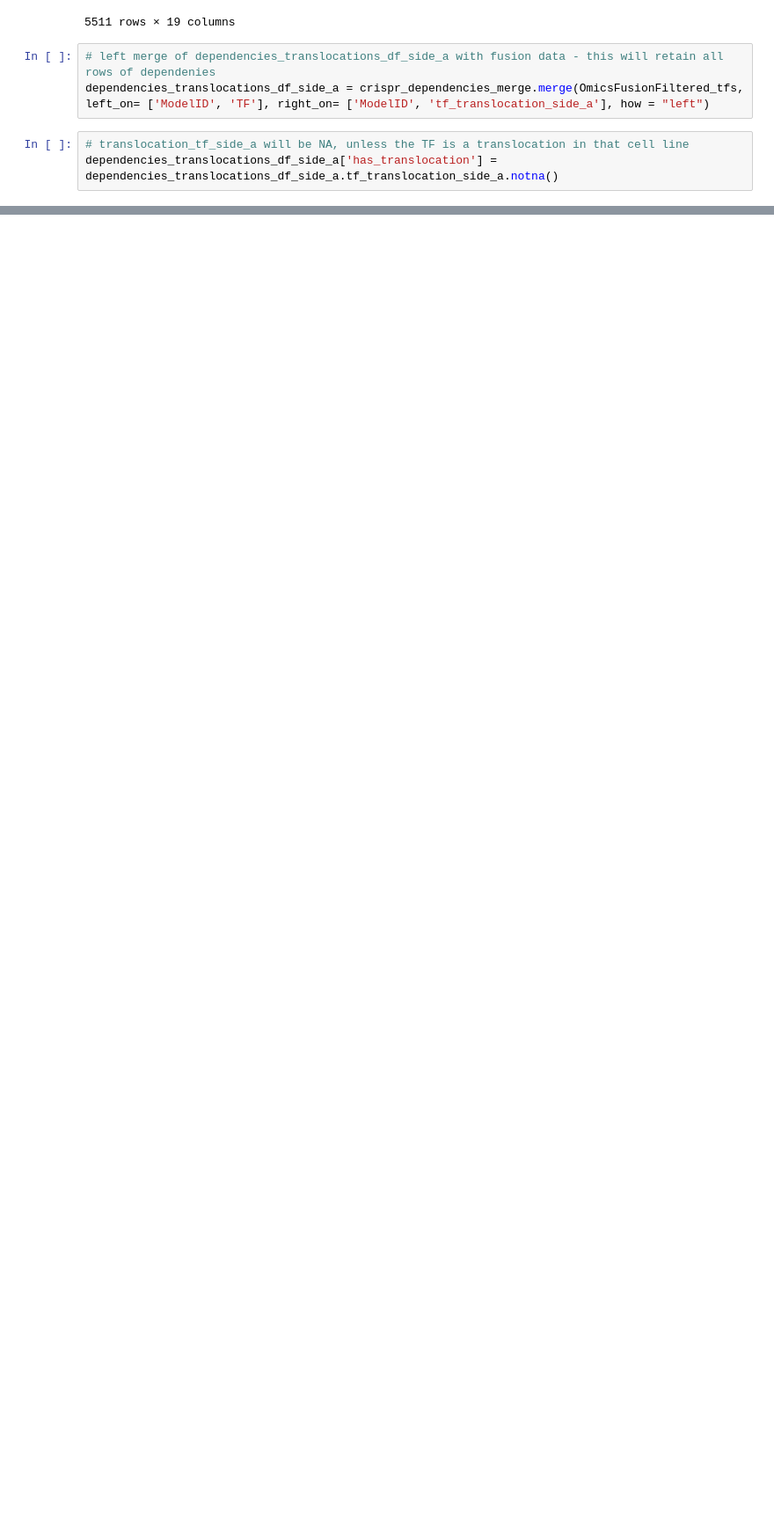
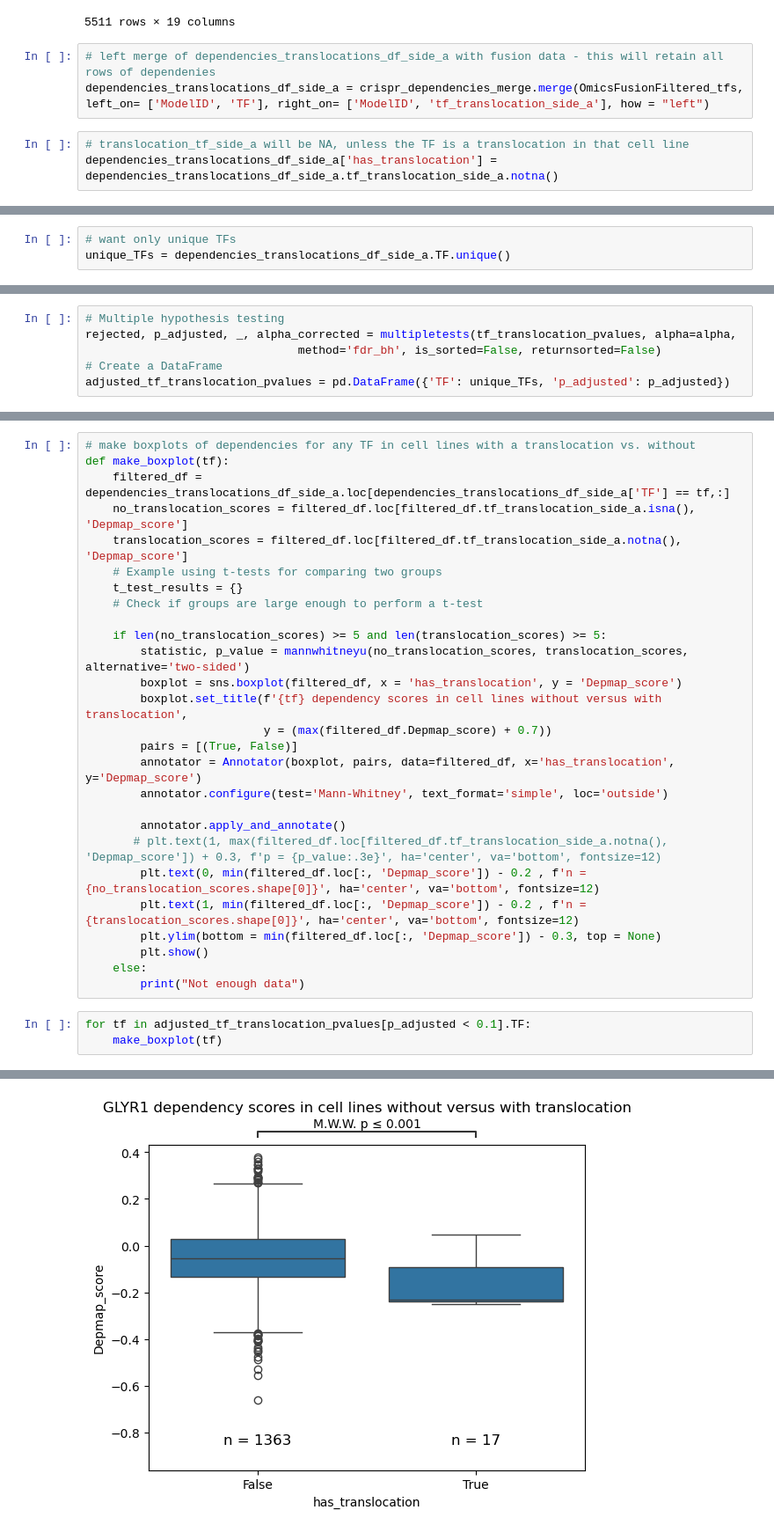
Before and after one commit to ddiannae/cancer_bootcamp25, a Jupyter notebook: tf_translocation_analysis.ipynb, the cells around one changed output, grey strips where cells are left out. Shown at 88% size. Saved outputs shown, nothing was run; the diff lists cells and outputs as text; blank space fills up the shorter version.

```diff
--- a/tf_translocation_analysis.ipynb
+++ b/tf_translocation_analysis.ipynb
@@ -154 +217,4 @@ from scipy.stats import mannwhitneyu
+# %%
+# want only unique TFs
+unique_TFs = dependencies_translocations_df_side_a.TF.unique()
 # %%
@@ -183,0 +233,6 @@ dependencies_translocations_df_side_a.TF.unique()
+# %%
+# Multiple hypothesis testing
+rejected, p_adjusted, _, alpha_corrected = multipletests(tf_translocation_pvalues, alpha=alpha,
+                               method='fdr_bh', is_sorted=False, returnsorted=False)
+# Create a DataFrame
+adjusted_tf_translocation_pvalues = pd.DataFrame({'TF': unique_TFs, 'p_adjusted': p_adjusted})
@@ -183,0 +255,31 @@ dependencies_translocations_df_side_a.TF.unique()
+# %%
+# make boxplots of dependencies for any TF in cell lines with a translocation vs. without
+def make_boxplot(tf):
+    filtered_df = dependencies_translocations_df_side_a.loc[dependencies_translocations_df_side_a['TF'] == tf,:]
+    no_translocation_scores = filtered_df.loc[filtered_df.tf_translocation_side_a.isna(), 'Depmap_score']
+    translocation_scores = filtered_df.loc[filtered_df.tf_translocation_side_a.notna(), 'Depmap_score']
+    # Example using t-tests for comparing two groups
+    t_test_results = {}
+    # Check if groups are large enough to perform a t-test
+
+    if len(no_translocation_scores) >= 5 and len(translocation_scores) >= 5:
+        statistic, p_value = mannwhitneyu(no_translocation_scores, translocation_scores, alternative='two-sided')
+        boxplot = sns.boxplot(filtered_df, x = 'has_translocation', y = 'Depmap_score')
+        boxplot.set_title(f'{tf} dependency scores in cell lines without versus with translocation',
+                          y = (max(filtered_df.Depmap_score) + 0.7))
+        pairs = [(True, False)]
+        annotator = Annotator(boxplot, pairs, data=filtered_df, x='has_translocation', y='Depmap_score')
+        annotator.configure(test='Mann-Whitney', text_format='simple', loc='outside')
+
+        annotator.apply_and_annotate()
+       # plt.text(1, max(filtered_df.loc[filtered_df.tf_translocation_side_a.notna(), 'Depmap_score']) + 0.3, f'p = {p_value:.3e}', ha='center', va='bottom', fontsize=12)
+        plt.text(0, min(filtered_df.loc[:, 'Depmap_score']) - 0.2 , f'n = {no_translocation_scores.shape[0]}', ha='center', va='bottom', fontsize=12)
+        plt.text(1, min(filtered_df.loc[:, 'Depmap_score']) - 0.2 , f'n = {translocation_scores.shape[0]}', ha='center', va='bottom', fontsize=12)
+        plt.ylim(bottom = min(filtered_df.loc[:, 'Depmap_score']) - 0.3, top = None)
+        plt.show()
+    else:
+        print("Not enough data")
+# %%
+for tf in adjusted_tf_translocation_pvalues[p_adjusted < 0.1].TF:
+    make_boxplot(tf)
+# %% [output]
@@ -183,0 +287 @@ dependencies_translocations_df_side_a.TF.unique()
+[figure, added]
```
Also changed, not shown: parts of 19 cells of this notebook.
